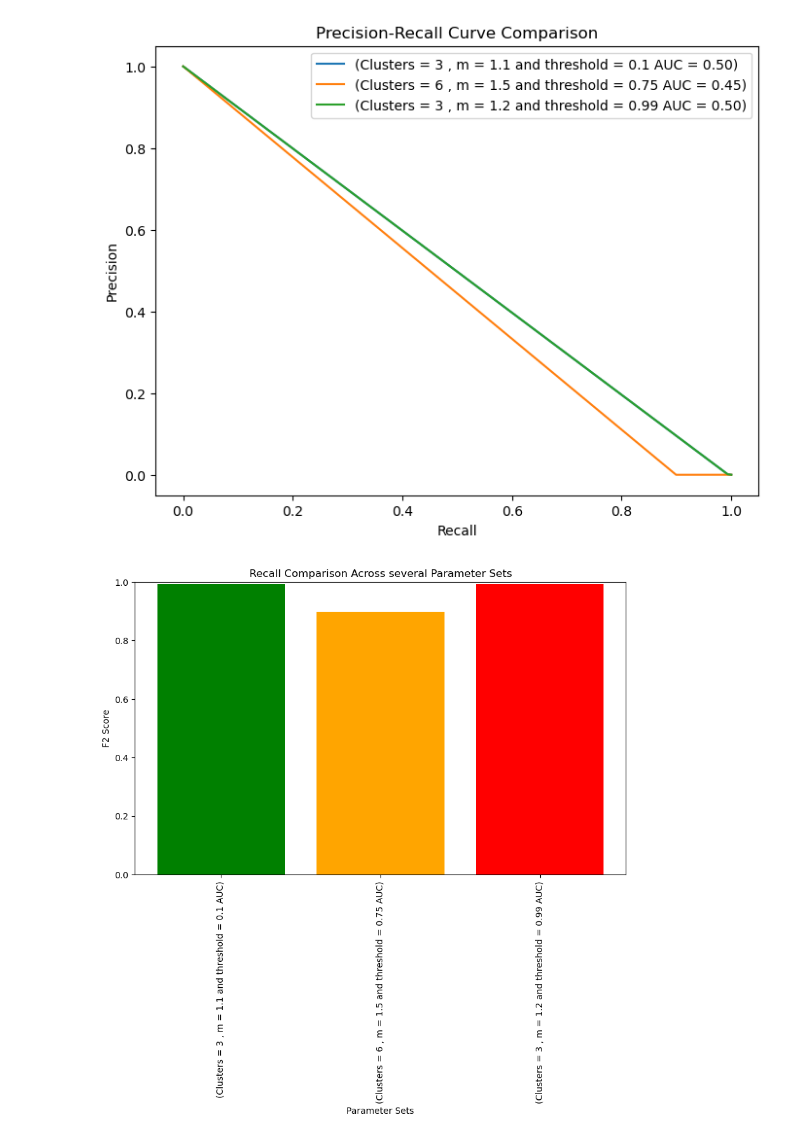
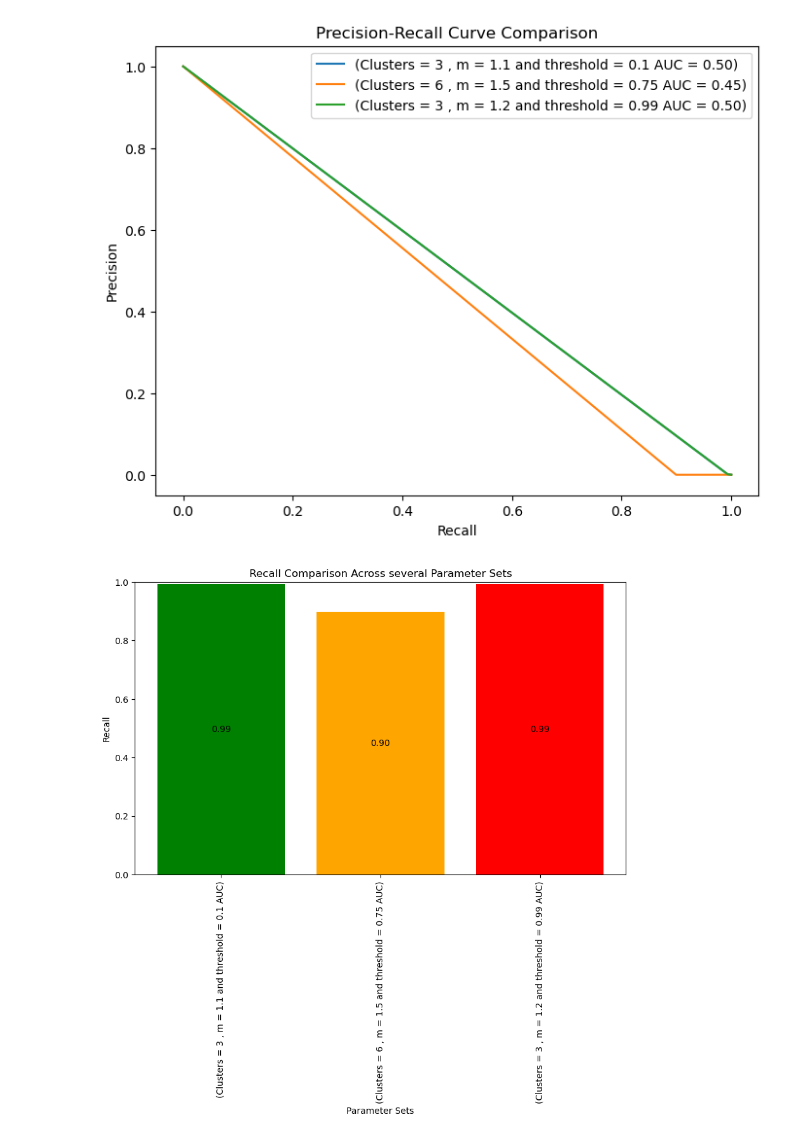
Before and after one commit to AnkitDogra-07/Research-CSE-V, a Jupyter notebook: Work/Notebooks for Data Cleaning/preprocessing.ipynb, the cells around one changed output. Saved outputs shown, nothing was run; the diff lists cells and outputs as text; code cells hidden in the pictures.

```diff
--- a/Work/Notebooks for Data Cleaning/preprocessing.ipynb
+++ b/Work/Notebooks for Data Cleaning/preprocessing.ipynb
@@ -627,10 +627,12 @@ recall_values = list(recall_values)
 
 # Create a bar plot
 plt.figure(figsize=(10, 6))
-plt.bar(labels, recall_values, color=['blue', 'green', 'orange', 'red'])
+bars = plt.bar(labels, recall_values, color=['blue', 'green', 'orange', 'red'])
 plt.xlabel('Feature Selection/Model')
 plt.ylabel('Recall')
 plt.title('Recall Comparison Across Models and Feature Selection Methods')
+for bar, score in zip(bars, recall_values):
+    plt.text(bar.get_x() + bar.get_width() / 2, bar.get_height() / 2, f'{score:.4f}', ha='center', va='center')
 plt.ylim(0, 1)  # Set y-axis limit to ensure consistent scale
 plt.show()
 # %% [output]
@@ -664,8 +666,9 @@ plt.xlabel('Parameter Sets')
 plt.ylabel('F2 Score')
 plt.title('F2 Score Comparison')
 
+for bar, f2_score in zip(bars, f2_scores):
+    plt.text(bar.get_x() + bar.get_width() / 2, bar.get_height() / 2, f'{f2_score:.2f}', ha='center', va='center')
 # Rotate x-axis labels by 45 degrees
 plt.xticks(rotation=90)
-
 plt.show()
 # %% [output]
@@ -988,24 +991,26 @@ plt.show()
 # %%
 # List of recall values for each scenario
 recall_values = [0.9933, 0.8993, 0.9933]
 
 # List of labels for each scenario
 labels = ['(Clusters = 3 , m = 1.1 and threshold = 0.1 AUC)' ,'(Clusters = 6 , m = 1.5 and threshold = 0.75 AUC)', '(Clusters = 3 , m = 1.2 and threshold = 0.99 AUC)']
 
 # Convert recall_values to a list (ensure it's a list of numerical values)
 recall_values = list(recall_values)
 
 # Create a bar plot
 plt.figure(figsize=(10, 6))
-plt.bar(labels, recall_values, color=['green', 'orange', 'red'])
+bars = plt.bar(labels, recall_values, color=['green', 'orange', 'red'])
 plt.xlabel('Parameter Sets')
-plt.ylabel('F2 Score')
+plt.ylabel('Recall')
 plt.title('Recall Comparison Across several Parameter Sets')
 plt.xticks(rotation=90)
 plt.ylim(0, 1)  # Set y-axis limit to ensure consistent scale
+for bar, score in zip(bars, recall_values):
+    plt.text(bar.get_x() + bar.get_width() / 2, bar.get_height() / 2, f'{score:.2f}', ha='center', va='center')
 plt.show()
 # %% [output]
-[figure, old version]
+[figure, new version]
 # %%
 from sklearn.metrics import fbeta_score
 labels = ['(Clusters = 3 , m = 1.1 and threshold = 0.1 AUC)' ,'(Clusters = 6 , m = 1.5 and threshold = 0.75 AUC)', '(Clusters = 3 , m = 1.2 and threshold = 0.99 AUC)']
```
Also changed, not shown: parts of 3 cells of this notebook.
